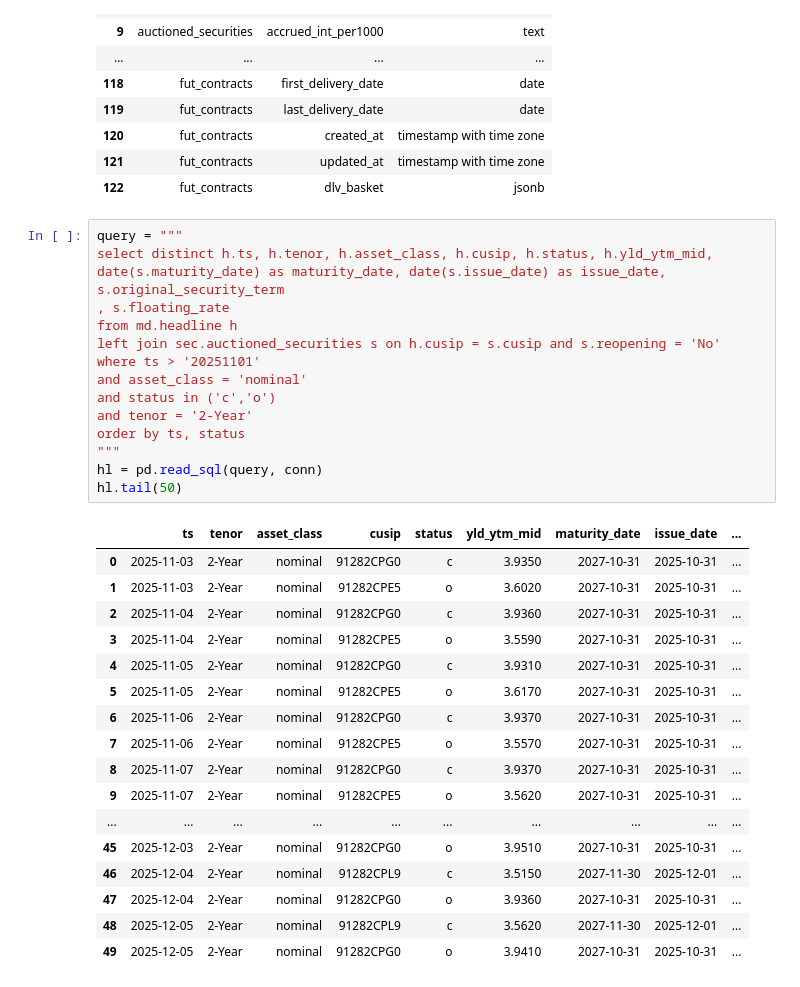
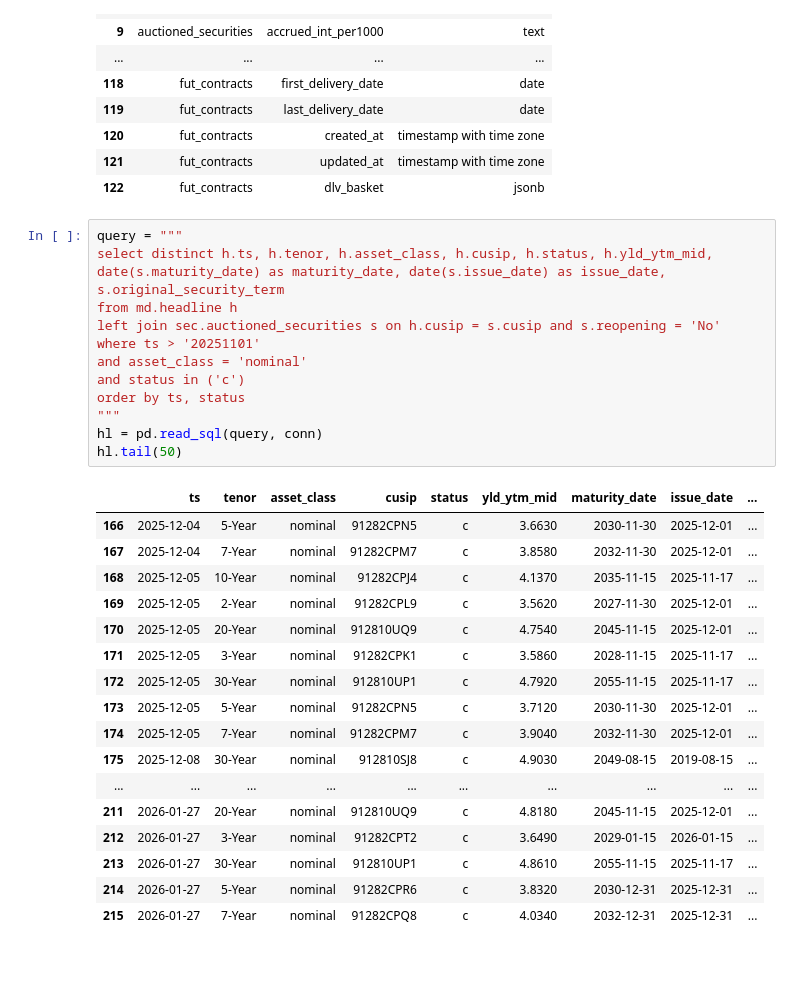
Before and after one commit to jbenr/Views, a Jupyter notebook: dig/p_tothe_c_tothe_a.ipynb, the cells around one changed output. Cells and saved outputs as stored; diff of their text form.

```diff
--- a/dig/p_tothe_c_tothe_a.ipynb
+++ b/dig/p_tothe_c_tothe_a.ipynb
@@ -68,36 +68,34 @@ sch
 # %%
 query = """
 select distinct h.ts, h.tenor, h.asset_class, h.cusip, h.status, h.yld_ytm_mid,
 date(s.maturity_date) as maturity_date, date(s.issue_date) as issue_date, s.original_security_term
-, s.floating_rate
 from md.headline h
 left join sec.auctioned_securities s on h.cusip = s.cusip and s.reopening = 'No'
 where ts > '20251101'
 and asset_class = 'nominal'
-and status in ('c','o')
-and tenor = '2-Year'
+and status in ('c')
 order by ts, status
 """
 hl = pd.read_sql(query, conn)
 hl.tail(50)
 # %% [output]
 |  | ts | tenor | asset_class | cusip | status | yld_ytm_mid | maturity_date | issue_date | ... |
-| 0 | 2025-11-03 | 2-Year | nominal | 91282CPG0 | c | 3.9350 | 2027-10-31 | 2025-10-31 | ... |
-| 1 | 2025-11-03 | 2-Year | nominal | 91282CPE5 | o | 3.6020 | 2027-10-31 | 2025-10-31 | ... |
-| 2 | 2025-11-04 | 2-Year | nominal | 91282CPG0 | c | 3.9360 | 2027-10-31 | 2025-10-31 | ... |
-| 3 | 2025-11-04 | 2-Year | nominal | 91282CPE5 | o | 3.5590 | 2027-10-31 | 2025-10-31 | ... |
-| 4 | 2025-11-05 | 2-Year | nominal | 91282CPG0 | c | 3.9310 | 2027-10-31 | 2025-10-31 | ... |
-| 5 | 2025-11-05 | 2-Year | nominal | 91282CPE5 | o | 3.6170 | 2027-10-31 | 2025-10-31 | ... |
-| 6 | 2025-11-06 | 2-Year | nominal | 91282CPG0 | c | 3.9370 | 2027-10-31 | 2025-10-31 | ... |
-| 7 | 2025-11-06 | 2-Year | nominal | 91282CPE5 | o | 3.5570 | 2027-10-31 | 2025-10-31 | ... |
-| 8 | 2025-11-07 | 2-Year | nominal | 91282CPG0 | c | 3.9370 | 2027-10-31 | 2025-10-31 | ... |
-| 9 | 2025-11-07 | 2-Year | nominal | 91282CPE5 | o | 3.5620 | 2027-10-31 | 2025-10-31 | ... |
+| 166 | 2025-12-04 | 5-Year | nominal | 91282CPN5 | c | 3.6630 | 2030-11-30 | 2025-12-01 | ... |
+| 167 | 2025-12-04 | 7-Year | nominal | 91282CPM7 | c | 3.8580 | 2032-11-30 | 2025-12-01 | ... |
+| 168 | 2025-12-05 | 10-Year | nominal | 91282CPJ4 | c | 4.1370 | 2035-11-15 | 2025-11-17 | ... |
+| 169 | 2025-12-05 | 2-Year | nominal | 91282CPL9 | c | 3.5620 | 2027-11-30 | 2025-12-01 | ... |
+| 170 | 2025-12-05 | 20-Year | nominal | 912810UQ9 | c | 4.7540 | 2045-11-15 | 2025-12-01 | ... |
+| 171 | 2025-12-05 | 3-Year | nominal | 91282CPK1 | c | 3.5860 | 2028-11-15 | 2025-11-17 | ... |
+| 172 | 2025-12-05 | 30-Year | nominal | 912810UP1 | c | 4.7920 | 2055-11-15 | 2025-11-17 | ... |
+| 173 | 2025-12-05 | 5-Year | nominal | 91282CPN5 | c | 3.7120 | 2030-11-30 | 2025-12-01 | ... |
+| 174 | 2025-12-05 | 7-Year | nominal | 91282CPM7 | c | 3.9040 | 2032-11-30 | 2025-12-01 | ... |
+| 175 | 2025-12-08 | 30-Year | nominal | 912810SJ8 | c | 4.9030 | 2049-08-15 | 2019-08-15 | ... |
 | ... | ... | ... | ... | ... | ... | ... | ... | ... | ... |
-| 45 | 2025-12-03 | 2-Year | nominal | 91282CPG0 | o | 3.9510 | 2027-10-31 | 2025-10-31 | ... |
-| 46 | 2025-12-04 | 2-Year | nominal | 91282CPL9 | c | 3.5150 | 2027-11-30 | 2025-12-01 | ... |
-| 47 | 2025-12-04 | 2-Year | nominal | 91282CPG0 | o | 3.9360 | 2027-10-31 | 2025-10-31 | ... |
-| 48 | 2025-12-05 | 2-Year | nominal | 91282CPL9 | c | 3.5620 | 2027-11-30 | 2025-12-01 | ... |
-| 49 | 2025-12-05 | 2-Year | nominal | 91282CPG0 | o | 3.9410 | 2027-10-31 | 2025-10-31 | ... |
+| 211 | 2026-01-27 | 20-Year | nominal | 912810UQ9 | c | 4.8180 | 2045-11-15 | 2025-12-01 | ... |
+| 212 | 2026-01-27 | 3-Year | nominal | 91282CPT2 | c | 3.6490 | 2029-01-15 | 2026-01-15 | ... |
+| 213 | 2026-01-27 | 30-Year | nominal | 912810UP1 | c | 4.8610 | 2055-11-15 | 2025-11-17 | ... |
+| 214 | 2026-01-27 | 5-Year | nominal | 91282CPR6 | c | 3.8320 | 2030-12-31 | 2025-12-31 | ... |
+| 215 | 2026-01-27 | 7-Year | nominal | 91282CPQ8 | c | 4.0340 | 2032-12-31 | 2025-12-31 | ... |
 # %%
 df = hl.pivot(index='ts', columns='tenor', values='yld_ytm_mid')[['2-Year','3-Year','5-Year','7-Year','10-Year','20-Year','30-Year']]
 df['2y10y'] = 100*(df['10-Year'] - df['2-Year'])
```
Also changed, not shown: parts of 2 cells of this notebook.
